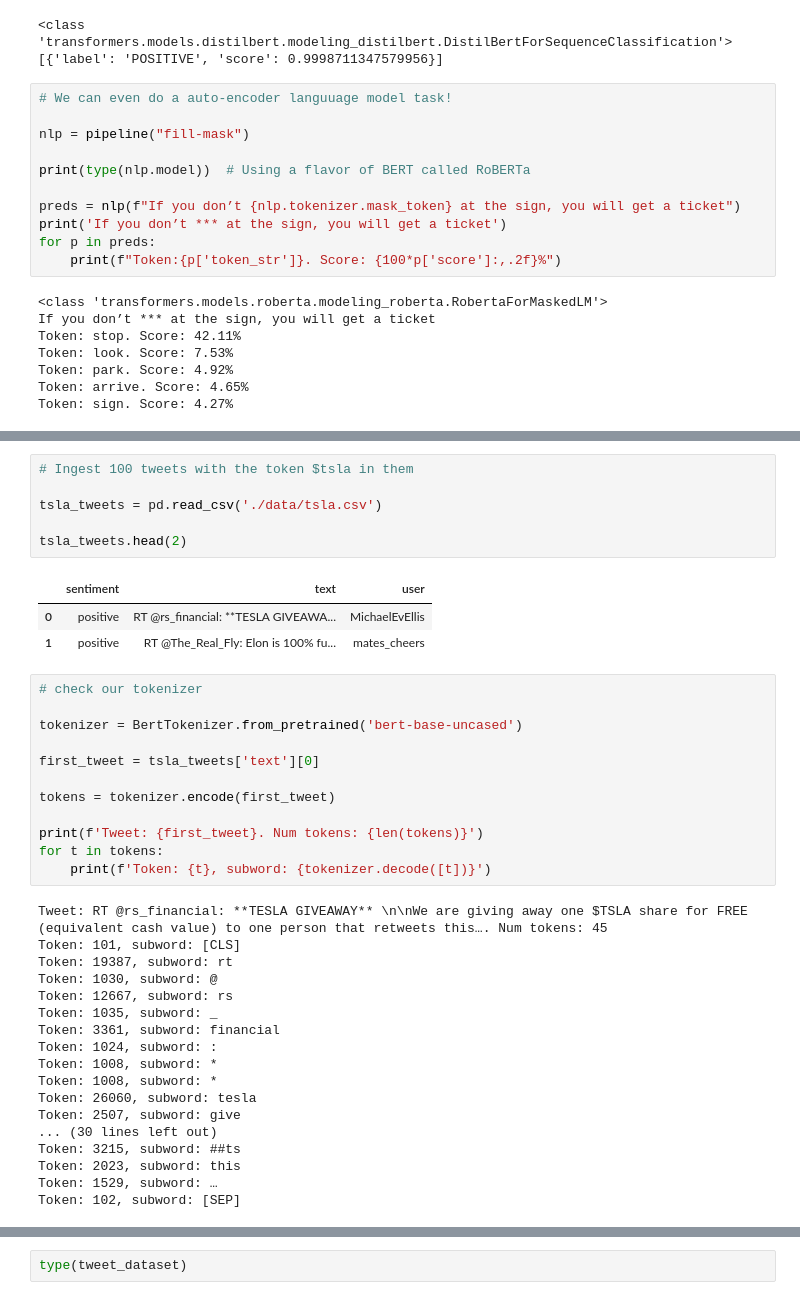
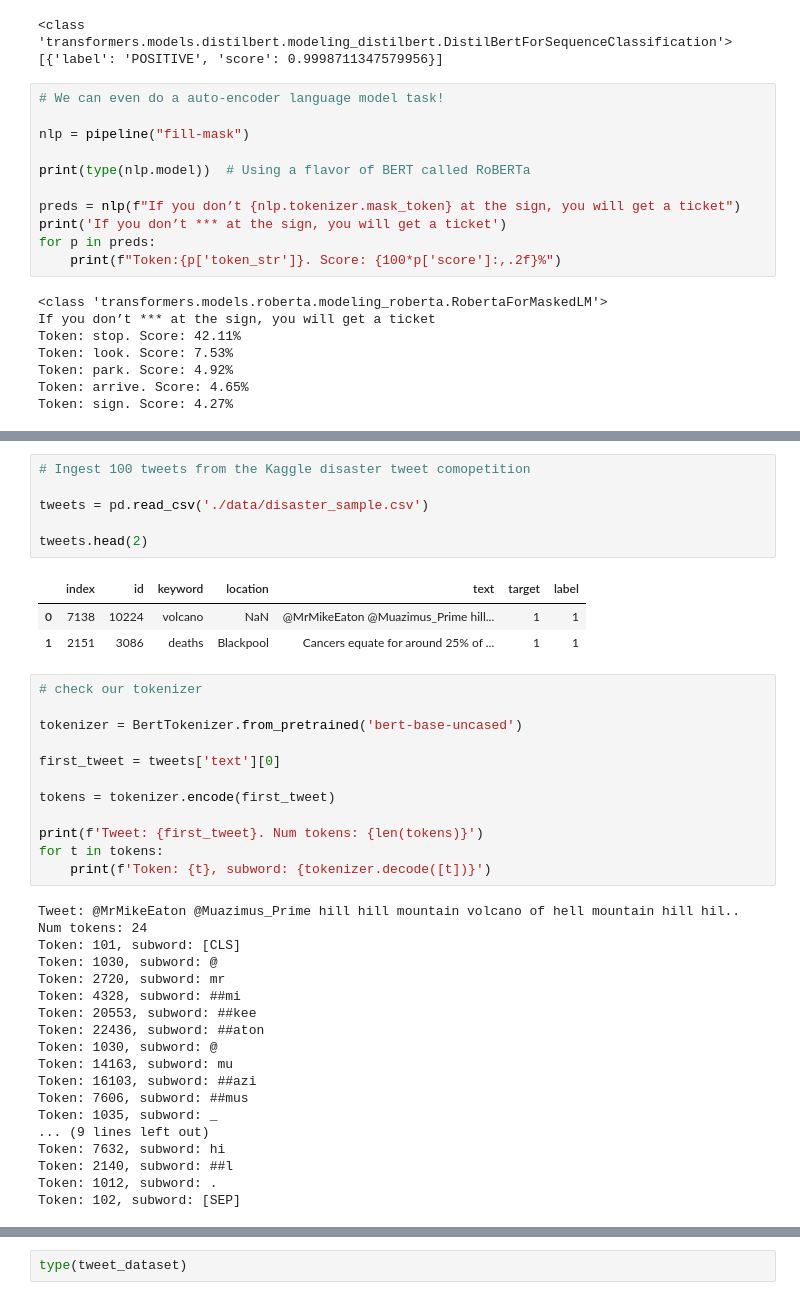
Before and after one commit to sinanuozdemir/oreilly-bert-nlp, a Jupyter notebook: Fine-tuning BERT.ipynb, the cells around one changed output, grey strips where cells are left out. Saved outputs shown, nothing was run; the diff lists cells and outputs as text.

```diff
--- a/Fine-tuning BERT.ipynb
+++ b/Fine-tuning BERT.ipynb
@@ -49,7 +49,7 @@ print(nlp("My friend told me about this class and I love it so far! She was righ
 <class 'transformers.models.distilbert.modeling_distilbert.DistilBertForSequenceClassification'>
 [{'label': 'POSITIVE', 'score': 0.9998711347579956}]
 # %%
-# We can even do a auto-encoder languuage model task!
+# We can even do a auto-encoder language model task!
 
 nlp = pipeline("fill-mask")
 
@@ -72,21 +72,21 @@ Token: sign. Score: 4.27%
 
 ![BERT Sequence Classification](images/bert_seq_class.png)
 # %%
-# Ingest 100 tweets with the token $tsla in them
+# Ingest 100 tweets from the Kaggle disaster tweet comopetition
 
-tsla_tweets = pd.read_csv('./data/tsla.csv')
+tweets = pd.read_csv('./data/disaster_sample.csv')
 
-tsla_tweets.head(2)
+tweets.head(2)
 # %% [output]
-|  | sentiment | text | user |
-| 0 | positive | RT @rs_financial: **TESLA GIVEAWA... | MichaelEvEllis |
-| 1 | positive | RT @The_Real_Fly: Elon is 100% fu... | mates_cheers |
+|  | index | id | keyword | location | text | target | label |
+| 0 | 7138 | 10224 | volcano | NaN | @MrMikeEaton @Muazimus_Prime hill... | 1 | 1 |
+| 1 | 2151 | 3086 | deaths | Blackpool | Cancers equate for around 25% of ... | 1 | 1 |
 # %%
 # check our tokenizer
 
 tokenizer = BertTokenizer.from_pretrained('bert-base-uncased')
 
-first_tweet = tsla_tweets['text'][0]
+first_tweet = tweets['text'][0]
 
 tokens = tokenizer.encode(first_tweet)
 
@@ -94,21 +94,21 @@ print(f'Tweet: {first_tweet}. Num tokens: {len(tokens)}')
 for t in tokens:
     print(f'Token: {t}, subword: {tokenizer.decode([t])}')
 # %% [output]
-Tweet: RT @rs_financial: **TESLA GIVEAWAY** \n\nWe are giving away one $TSLA share for FREE (equivalent cash value) to one person that retweets this…. Num tokens: 45
+Tweet: @MrMikeEaton @Muazimus_Prime hill hill mountain volcano of hell mountain hill hil.. Num tokens: 24
 Token: 101, subword: [CLS]
-Token: 19387, subword: rt
 Token: 1030, subword: @
-Token: 12667, subword: rs
+Token: 2720, subword: mr
+Token: 4328, subword: ##mi
+Token: 20553, subword: ##kee
+Token: 22436, subword: ##aton
+Token: 1030, subword: @
+Token: 14163, subword: mu
+Token: 16103, subword: ##azi
+Token: 7606, subword: ##mus
 Token: 1035, subword: _
-Token: 3361, subword: financial
-Token: 1024, subword: :
-Token: 1008, subword: *
-Token: 1008, subword: *
-Token: 26060, subword: tesla
-Token: 2507, subword: give
-... (30 lines left out)
-Token: 3215, subword: ##ts
-Token: 2023, subword: this
-Token: 1529, subword: …
+... (9 lines left out)
+Token: 7632, subword: hi
+Token: 2140, subword: ##l
+Token: 1012, subword: .
 Token: 102, subword: [SEP]
 # %%
```
Also changed, not shown: parts of 24 cells of this notebook, 2 other files.
